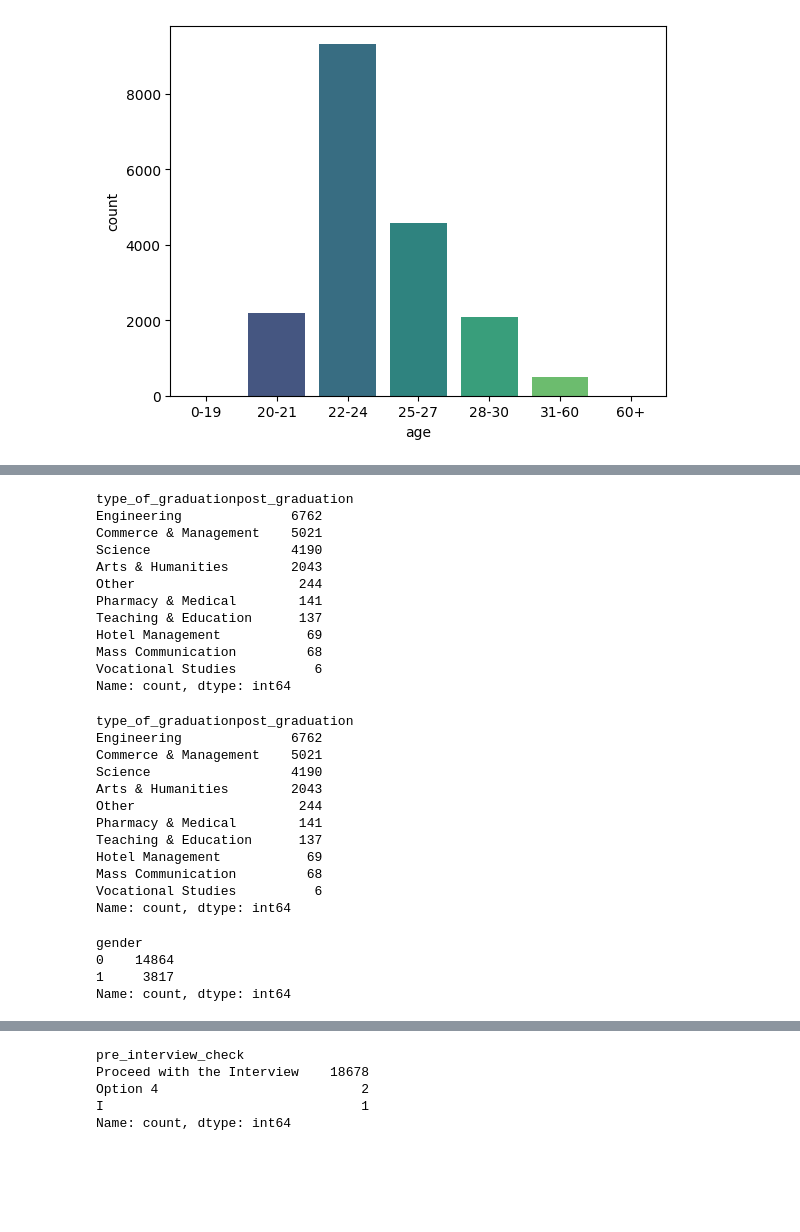
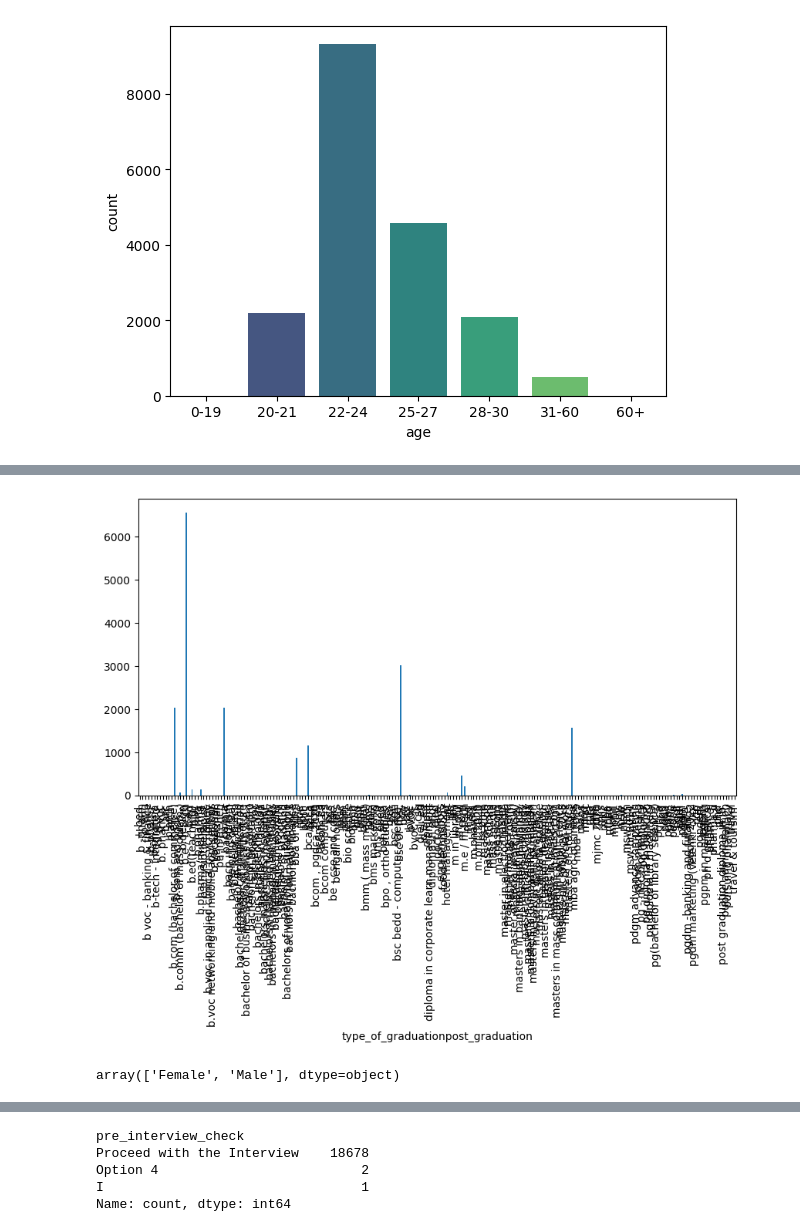
Before and after one commit to AshuutoshVish/Models_Training, a Jupyter notebook: re-preprocessing-byjus.ipynb, the cells around one changed output, grey strips where cells are left out. Cells and saved outputs as stored; diff of their text form; code cells hidden in the pictures; blank space fills up the shorter version.

```diff
--- a/re-preprocessing-byjus.ipynb
+++ b/re-preprocessing-byjus.ipynb
@@ -354,66 +256,13 @@ Name: count, dtype: int64
-# %%
-# Define a mapping dictionary
-degree_mapping = {
-    'B.E / B-Tech': 'Engineering',
-    'M.E / M-Tech': 'Engineering',
-    'BSc or MSc': 'Science',
-    'BCA/MCA': 'Science',
-    'BCS': 'Science',
-    'B.com (Bachelor of commerce)': 'Commerce & Management',
-    'M.com': 'Commerce & Management',
-    'BBA or BBM': 'Commerce & Management',
-    'MBA': 'Commerce & Management',
-    'PGDM': 'Commerce & Management',
-    'PGDCA': 'Commerce & Management',
-    'BMS': 'Commerce & Management',
-    'BA/MA': 'Arts & Humanities',
-    'MSW': 'Arts & Humanities',
-    'B.pharma/M.pharma': 'Pharmacy & Medical',
-    'B.ed(Teaching)': 'Teaching & Education',
-    'Hotel Management': 'Hotel Management',
-    'B.comm (Bachelor of mass comm.)': 'Mass Communication',
-    'BVOC': 'Vocational Studies'
-}
-
-#mapping & "Other" to unknown categories
-df['type_of_graduationpost_graduation'] = df['type_of_graduationpost_graduation'].map(degree_mapping).fillna('Other')
-df['type_of_graduationpost_graduation'].value_counts()
-# %% [output]
-type_of_graduationpost_graduation
-Engineering              6762
-Commerce & Management    5021
-Science                  4190
-Arts & Humanities        2043
-Other                     244
-Pharmacy & Medical        141
-Teaching & Education      137
-Hotel Management           69
-Mass Communication         68
-Vocational Studies          6
-Name: count, dtype: int64
-# %%
-df["type_of_graduationpost_graduation"].value_counts().head(50)
-# %% [output]
-type_of_graduationpost_graduation
-Engineering              6762
-Commerce & Management    5021
-Science                  4190
-Arts & Humanities        2043
-Other                     244
-Pharmacy & Medical        141
-Teaching & Education      137
-Hotel Management           69
-Mass Communication         68
-Vocational Studies          6
-Name: count, dtype: int64
+# %%
+df['type_of_graduationpost_graduation'].value_counts().sort_index().plot(kind='bar', figsize=(10,5))
+plt.show()
+# %% [output]
+[figure, added]
+# %%
+df["gender"].unique()
+# %% [output]
+array(['Female', 'Male'], dtype=object)
 # %%
 df['gender'] = df['gender'].map({'Male': 0, 'Female': 1})
-# %%
-df["gender"].value_counts()
-# %% [output]
-gender
-0    14864
-1     3817
-Name: count, dtype: int64
 # %%
 df = pd.get_dummies(df, columns=['marital_status'])
```
Also changed, not shown: parts of 197 cells of this notebook.
